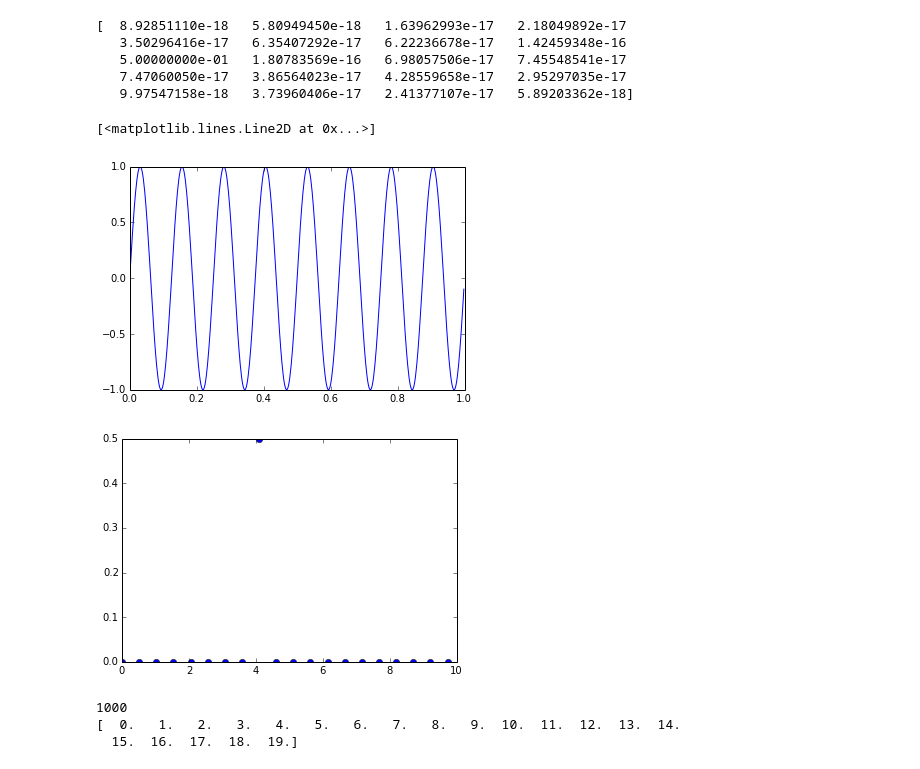
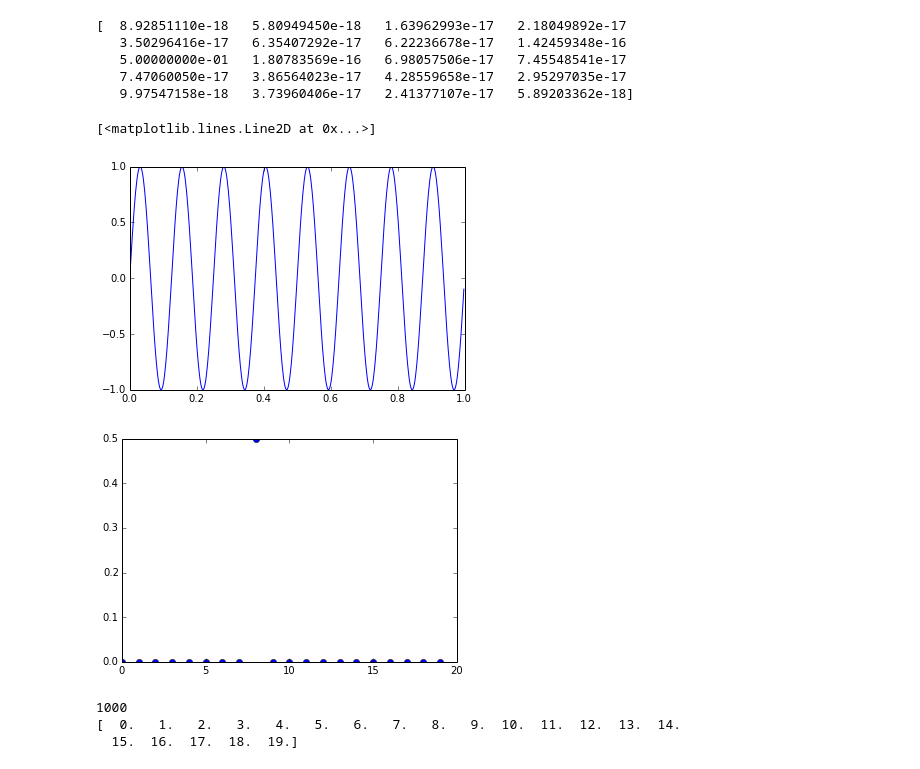
Before and after one commit to wachtlerlab/RWeiss, a Jupyter notebook: perfect fft example.ipynb, the cells around one changed output. Drawn from its saved outputs; the diff is of its cells as text; code cells hidden in the pictures.

```diff
--- a/perfect fft example.ipynb
+++ b/perfect fft example.ipynb
@@ -1,31 +1,31 @@
 # %%
 from scipy import fftpack
 
-fs = 512.
+fs = 512
 w = 2*pi*8.
-x = arange(0,1,1/fs)
+x = arange(0,1,1./fs)
 
 f = sin(w*x)
 
 plot(x, f)
 
 F = fftpack.fft(f)/fs
-freq = fftpack.fftfreq(1000, 1./fs)
+freq = fftpack.fftfreq(fs, 1./fs)
 
 print abs(F[:20])
 
 
 figure()
 plot(freq[:20], abs(F)[:20], 'o')
 # %% [output]
 [  8.92851110e-18   5.80949450e-18   1.63962993e-17   2.18049892e-17
    3.50296416e-17   6.35407292e-17   6.22236678e-17   1.42459348e-16
    5.00000000e-01   1.80783569e-16   6.98057506e-17   7.45548541e-17
    7.47060050e-17   3.86564023e-17   4.28559658e-17   2.95297035e-17
    9.97547158e-18   3.73960406e-17   2.41377107e-17   5.89203362e-18]
 [<matplotlib.lines.Line2D at 0x...>]
 [figure]
-[figure, old version]
+[figure, new version]
 # %%
 fs = 1000.
 w = 2*pi*10.
```
Also changed, not shown: 9 other files.
